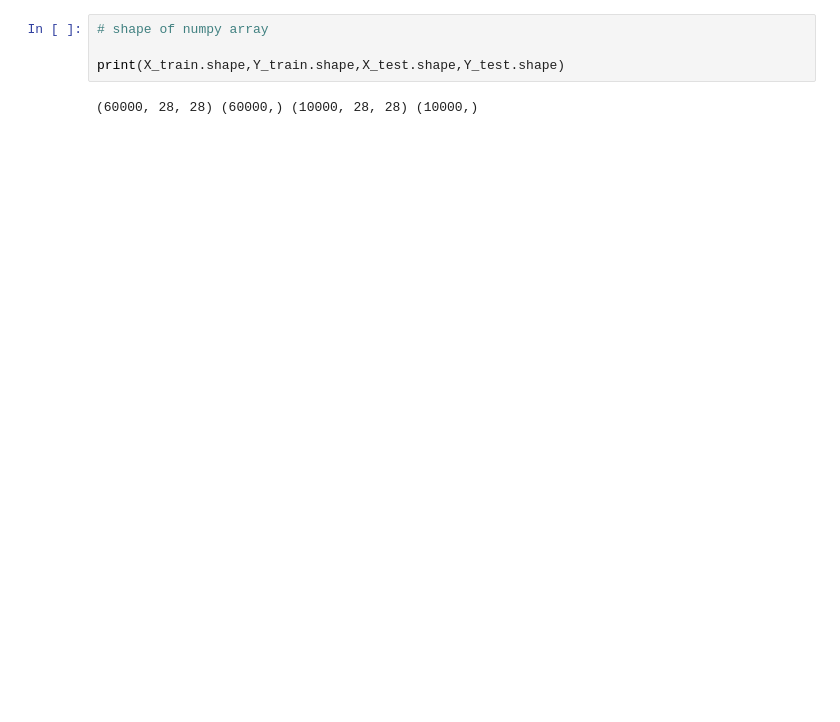
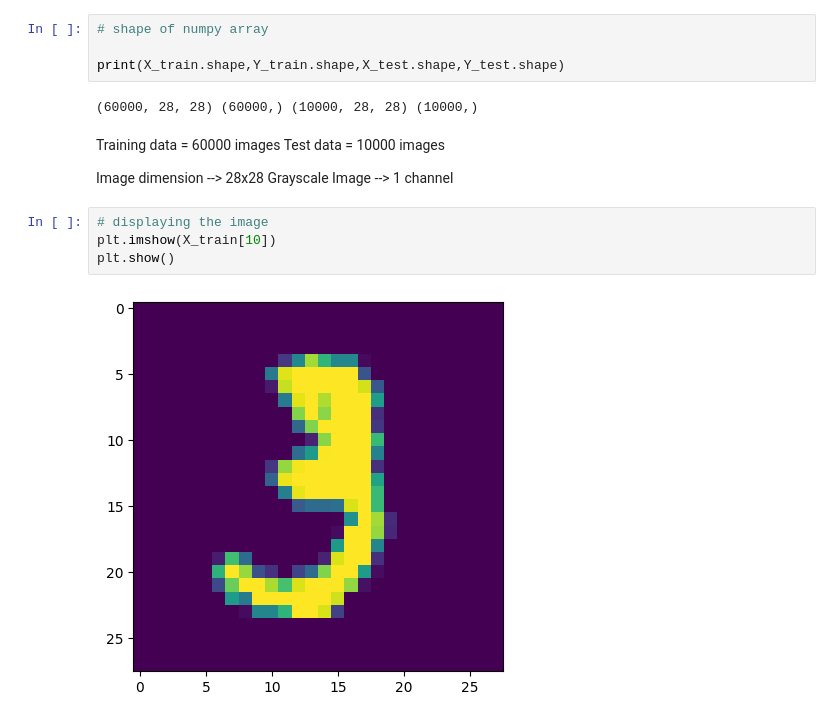
Before and after one commit to gokulred/DL-Learn, a Jupyter notebook: MNIST Digit Classification/digitclassifiction.ipynb, the cells around one changed output. Cells and saved outputs as stored; diff of their text form; blank space fills up the shorter version.

```diff
--- a/MNIST Digit Classification/digitclassifiction.ipynb
+++ b/MNIST Digit Classification/digitclassifiction.ipynb
@@ -22,3 +19,15 @@ Downloading data from https://storage.googleapis.com/tensorflow/tf-keras-dataset
 print(X_train.shape,Y_train.shape,X_test.shape,Y_test.shape)
 # %% [output]
 (60000, 28, 28) (60000,) (10000, 28, 28) (10000,)
+# %% [markdown]
+Training data = 60000 images
+Test data  = 10000 images
+
+Image dimension --> 28x28
+Grayscale Image --> 1 channel
+# %%
+# displaying the image
+plt.imshow(X_train[10])
+plt.show()
+# %% [output]
+[figure, added]
```
Also changed, not shown: parts of 32 cells of this notebook, 1 other file.
